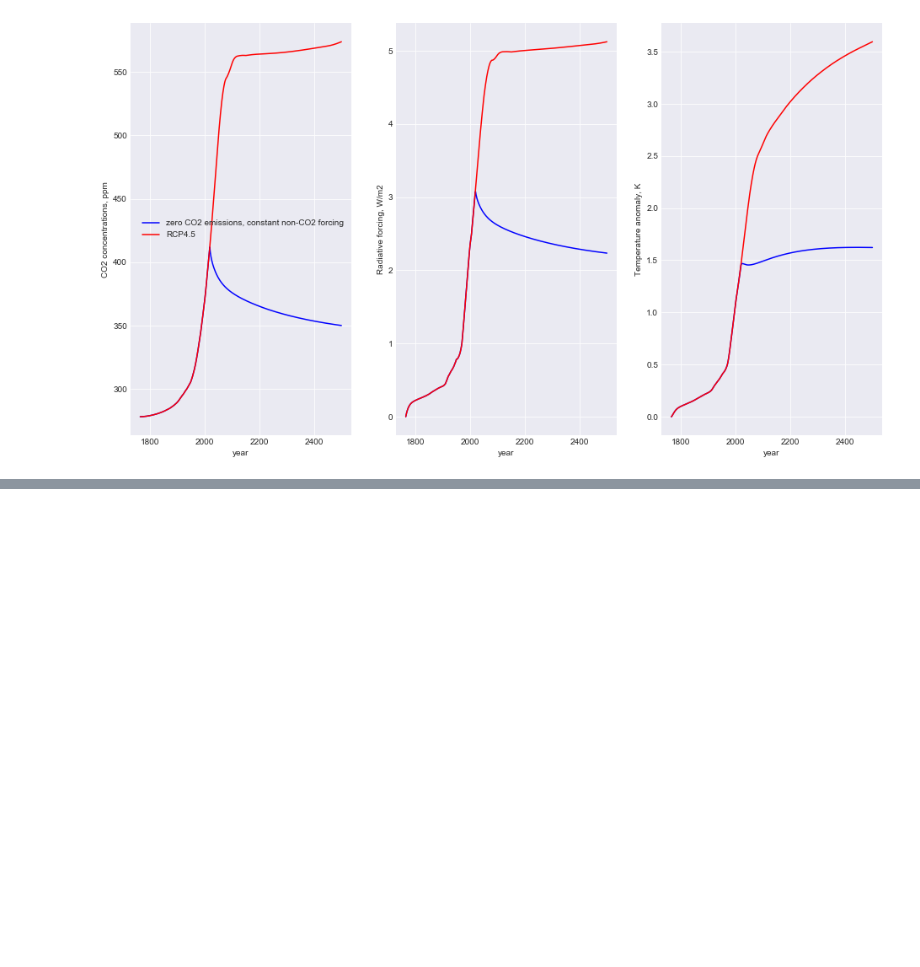
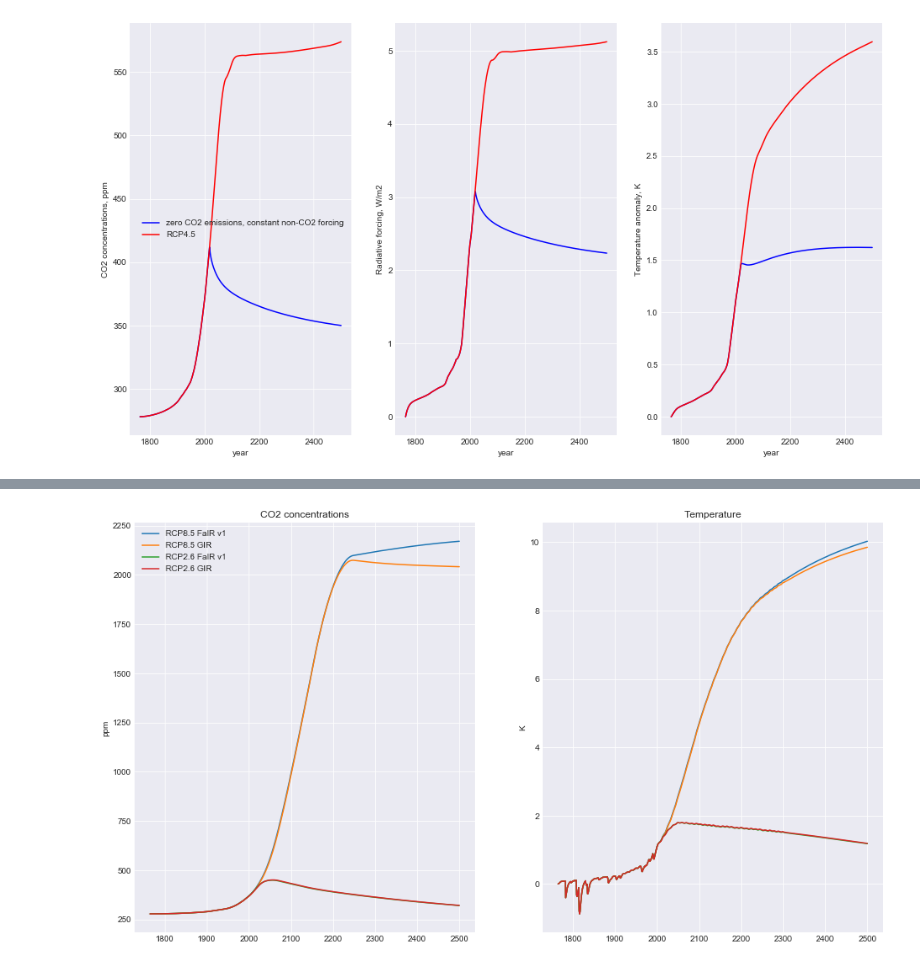
Before and after one commit to OMS-NetZero/FAIR, a Jupyter notebook: docs/examples.ipynb, the cells around one changed output, grey strips where cells are left out. Cells and saved outputs as stored; diff of their text form; code cells hidden in the pictures; blank space fills up the shorter version.

Commit message:
Graft in GIR engine for carbon cycle

```diff
--- a/docs/examples.ipynb
+++ b/docs/examples.ipynb
@@ -1065,0 +1072,23 @@ ax1.legend();
+# %%
+C1,F1,T1 = fair_scm(emissions=rcp85.Emissions.emissions)
+C2,F2,T2 = fair_scm(emissions=rcp85.Emissions.emissions, gir_carbon_cycle=True)
+C3,F3,T3 = fair_scm(emissions=rcp26.Emissions.emissions)
+C4,F4,T4 = fair_scm(emissions=rcp26.Emissions.emissions, gir_carbon_cycle=True)
+fig =plt.figure()
+ax1 = fig.add_subplot(121)
+ax2 = fig.add_subplot(122)
+ax1.plot(np.arange(1765,2501), C1[:,0], label='RCP8.5 FaIR v1');
+ax1.plot(np.arange(1765,2501), C2[:,0], label='RCP8.5 GIR');
+ax1.plot(np.arange(1765,2501), C3[:,0], label='RCP2.6 FaIR v1');
+ax1.plot(np.arange(1765,2501), C4[:,0], label='RCP2.6 GIR');
+ax1.legend()
+ax1.set_title('CO2 concentrations')
+ax1.set_ylabel('ppm')
+ax2.plot(np.arange(1765,2501), T1);
+ax2.plot(np.arange(1765,2501), T2);
+ax2.plot(np.arange(1765,2501), T3);
+ax2.plot(np.arange(1765,2501), T4);
+ax2.set_title('Temperature')
+ax2.set_ylabel('K');
+# %% [output]
+[figure, added]
```
Also changed, not shown: parts of 4 cells of this notebook, 26 other files.
